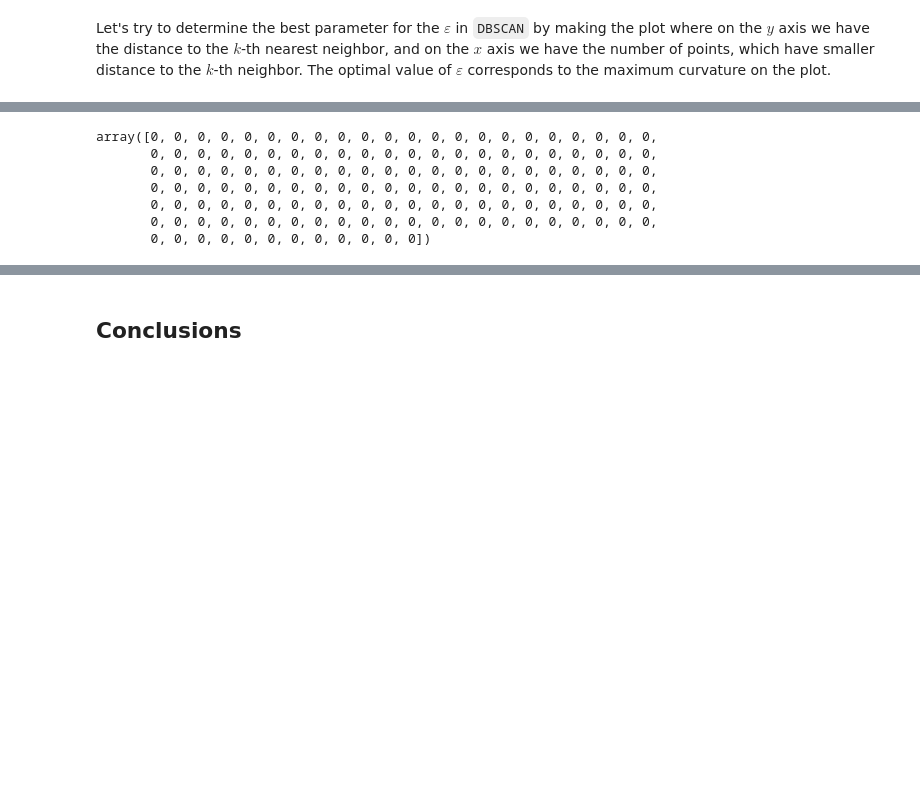
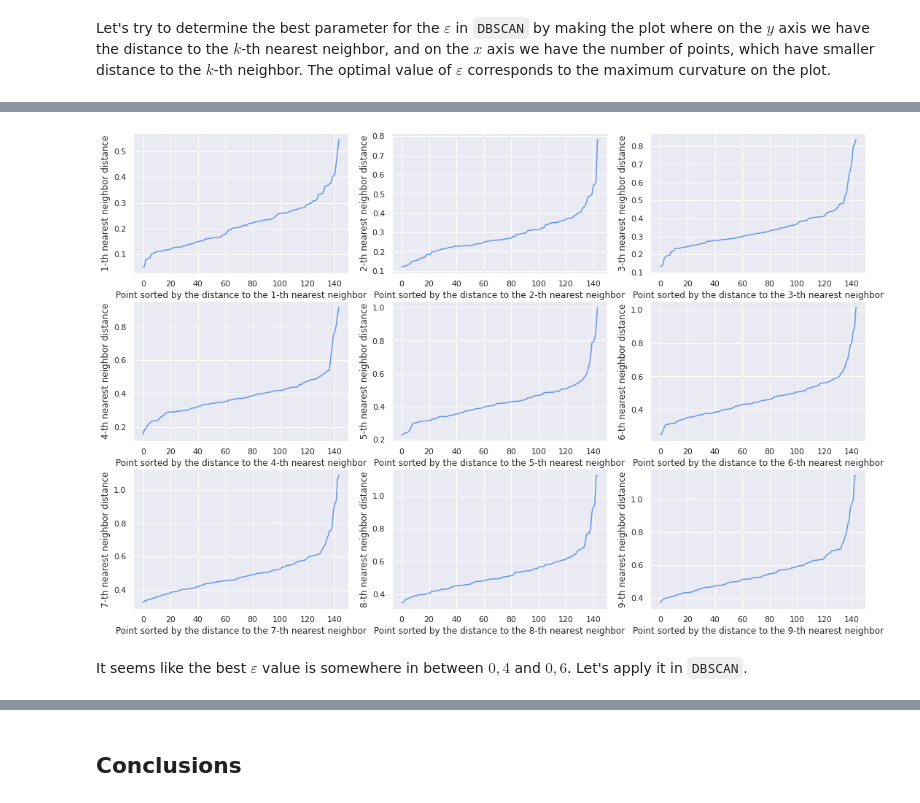
Before and after one commit to LukashevichIlya/DL-in-NLP, a Jupyter notebook: project_polysemy_BERT.ipynb, the cells around one changed output, grey strips where cells are left out. Drawn from its saved outputs; the diff is of its cells as text; code cells hidden in the pictures; blank space fills up the shorter version.

```diff
--- a/project_polysemy_BERT.ipynb
+++ b/project_polysemy_BERT.ipynb
@@ -508,16 +537,22 @@ AMI: 0.426
+# %%
+transformed_embeddings_bts = umap.UMAP(
+    n_neighbors=20,
+    min_dist=0.0,
+    n_components=5,
+).fit_transform(emb_bts[bounds_bts[27]:bounds_bts[28]])
 # %% [markdown]
 Let's try to determine the best parameter for the $\varepsilon$ in `DBSCAN` by making the plot where on the $y$ axis we have the distance to the $k$-th nearest neighbor, and on the $x$ axis we have the number of points, which have smaller distance to the $k$-th neighbor. The optimal value of $\varepsilon$ corresponds to the maximum curvature on the plot.
 # %%
 from sklearn.neighbors import NearestNeighbors
 # %%
- def experiment_k_and_eps(embeddings, bounds, word_index):
+ def experiment_k_and_eps(embeddings):
     n_neighbors = range(2, 11)
     fig = plt.figure(figsize=(18, 12))
 
     for index, k in enumerate(n_neighbors):
         neigh = NearestNeighbors(n_neighbors=k)
-        nbrs = neigh.fit(embeddings[bounds[word_index]:bounds[word_index+1]])
-        distances, indices = nbrs.kneighbors(embeddings[bounds[word_index]:bounds[word_index+1]])
+        nbrs = neigh.fit(embeddings)
+        distances, indices = nbrs.kneighbors(embeddings)
         distances = np.sort(distances, axis=0)
         distances = distances[:, k-1]
 
@@ -536,12 +565,10 @@ from sklearn.cluster import DBSCAN
+# %%
+experiment_k_and_eps(transformed_embeddings_bts)
+# %% [output]
+[figure, added]
+# %% [markdown]
+It seems like the best $\varepsilon$ value is somewhere in between $0,4$ and $0,6$. Let's apply it in `DBSCAN`.
 # %%
-dbscan = DBSCAN(eps=5, metric='cosine')
+dbscan = DBSCAN(0.6)
 preds_dbscan = dbscan.fit_predict(emb_bts[bounds_bts[27]:bounds_bts[28]])
-preds_dbscan
+preds_dbscan_transformed = dbscan.fit_predict(transformed_embeddings_bts)
-# %% [output]
-array([0, 0, 0, 0, 0, 0, 0, 0, 0, 0, 0, 0, 0, 0, 0, 0, 0, 0, 0, 0, 0, 0,
-       0, 0, 0, 0, 0, 0, 0, 0, 0, 0, 0, 0, 0, 0, 0, 0, 0, 0, 0, 0, 0, 0,
-       0, 0, 0, 0, 0, 0, 0, 0, 0, 0, 0, 0, 0, 0, 0, 0, 0, 0, 0, 0, 0, 0,
-       0, 0, 0, 0, 0, 0, 0, 0, 0, 0, 0, 0, 0, 0, 0, 0, 0, 0, 0, 0, 0, 0,
-       0, 0, 0, 0, 0, 0, 0, 0, 0, 0, 0, 0, 0, 0, 0, 0, 0, 0, 0, 0, 0, 0,
-       0, 0, 0, 0, 0, 0, 0, 0, 0, 0, 0, 0, 0, 0, 0, 0, 0, 0, 0, 0, 0, 0,
-       0, 0, 0, 0, 0, 0, 0, 0, 0, 0, 0, 0])
```
Also changed, not shown: parts of 22 cells of this notebook.
